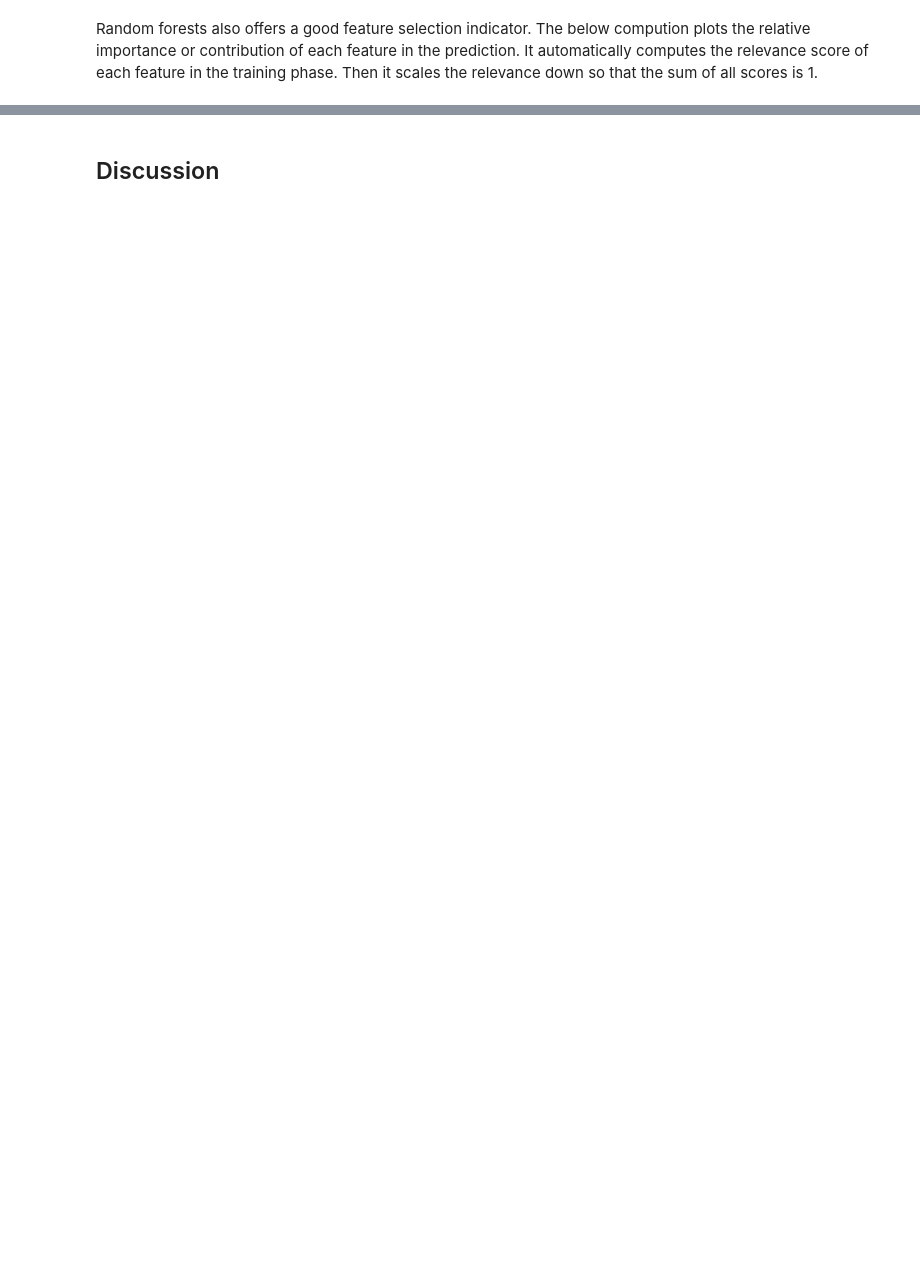
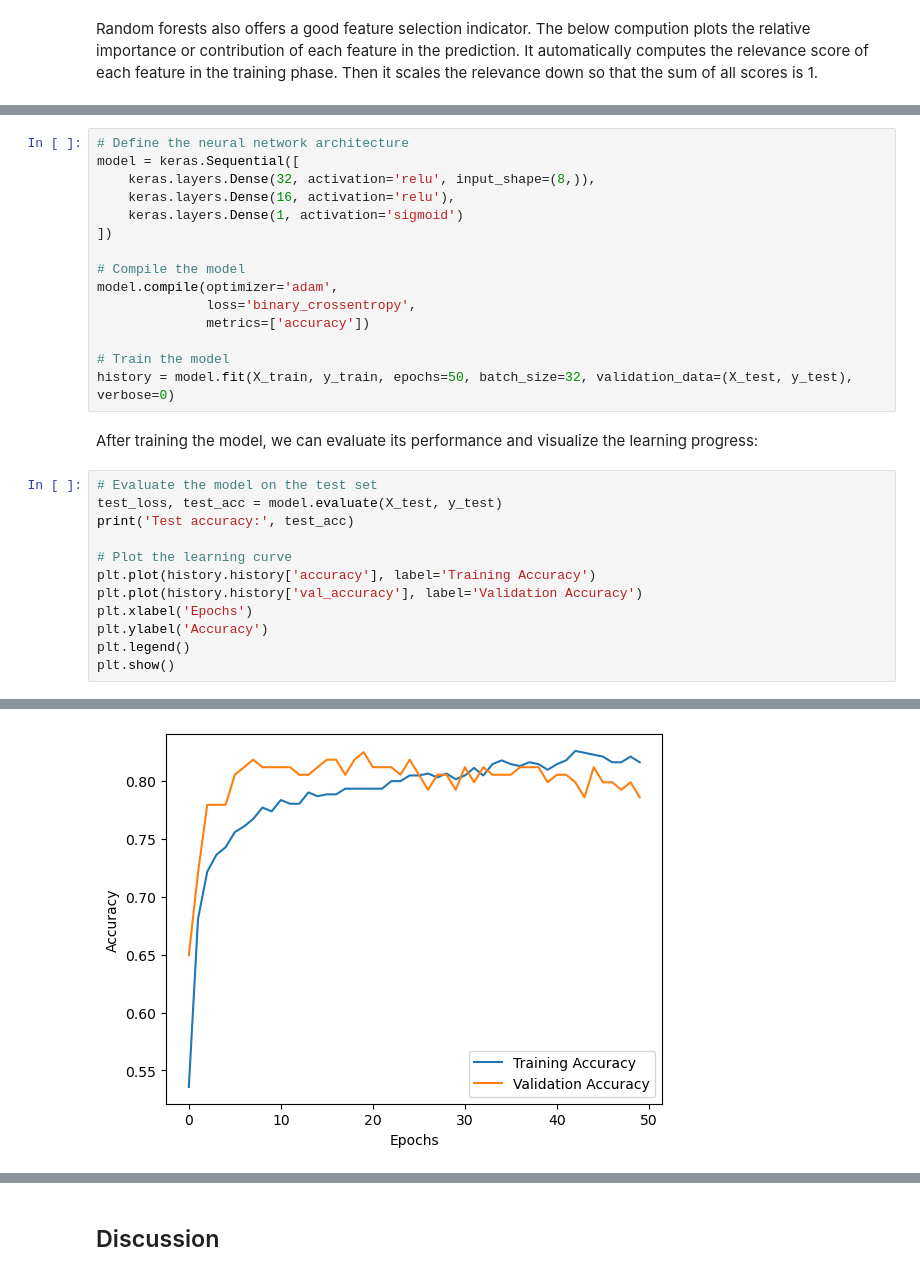
Before and after one commit to daniel-sapo/8400ML-WS, a Jupyter notebook: diabetes-prediction.ipynb, the cells around one changed output, grey strips where cells are left out. Drawn from its saved outputs; the diff is of its cells as text; blank space fills up the shorter version.

```diff
--- a/diabetes-prediction.ipynb
+++ b/diabetes-prediction.ipynb
@@ -229,0 +448,30 @@ plt.show()
+# %%
+# Define the neural network architecture
+model = keras.Sequential([
+    keras.layers.Dense(32, activation='relu', input_shape=(8,)),
+    keras.layers.Dense(16, activation='relu'),
+    keras.layers.Dense(1, activation='sigmoid')
+])
+
+# Compile the model
+model.compile(optimizer='adam',
+              loss='binary_crossentropy',
+              metrics=['accuracy'])
+
+# Train the model
+history = model.fit(X_train, y_train, epochs=50, batch_size=32, validation_data=(X_test, y_test), verbose=0)
+# %% [markdown]
+After training the model, we can evaluate its performance and visualize the learning progress:
+# %%
+# Evaluate the model on the test set
+test_loss, test_acc = model.evaluate(X_test, y_test)
+print('Test accuracy:', test_acc)
+
+# Plot the learning curve
+plt.plot(history.history['accuracy'], label='Training Accuracy')
+plt.plot(history.history['val_accuracy'], label='Validation Accuracy')
+plt.xlabel('Epochs')
+plt.ylabel('Accuracy')
+plt.legend()
+plt.show()
+# %% [output]
@@ -229,0 +480 @@ plt.show()
+[figure, added]
```
Also changed, not shown: parts of 48 cells of this notebook.
